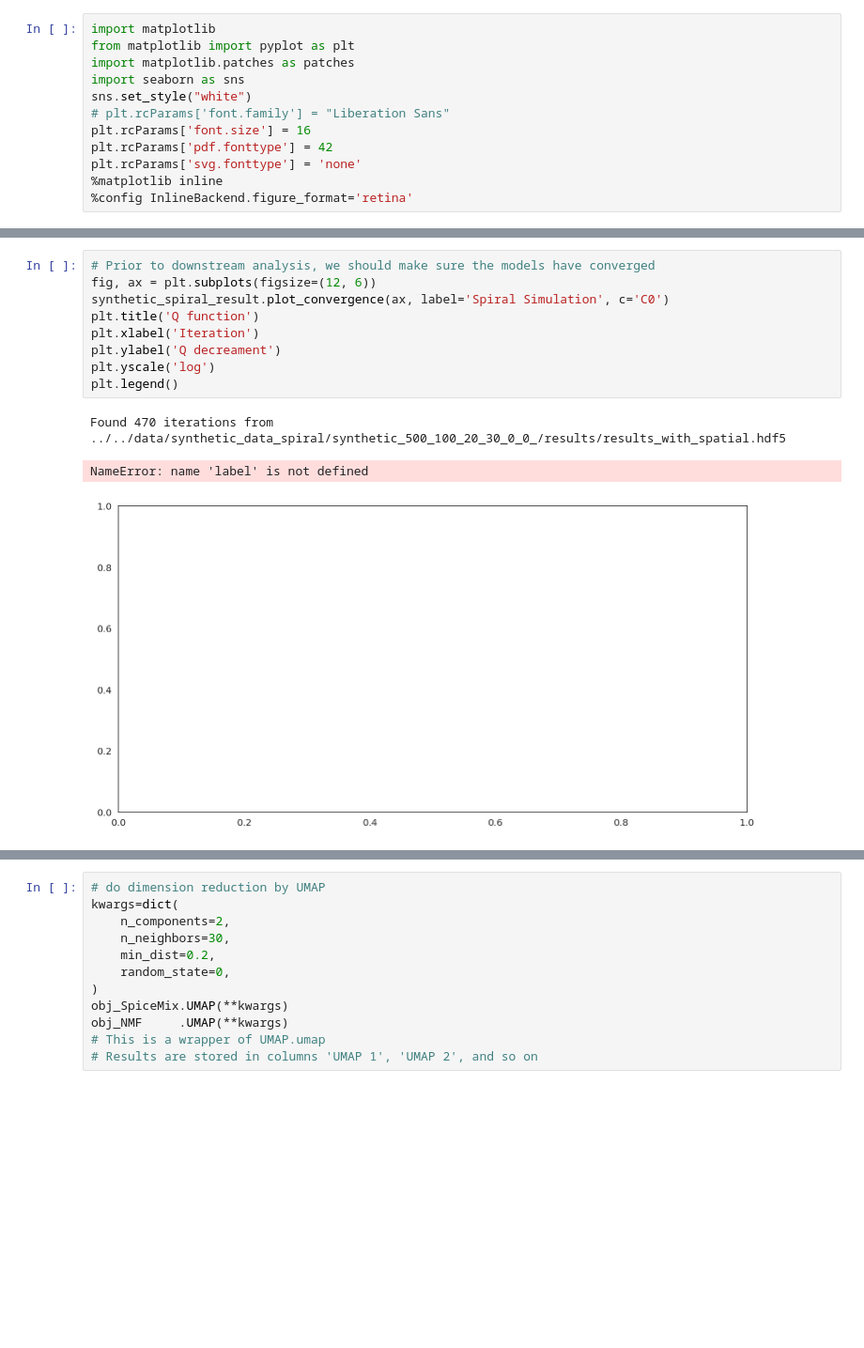
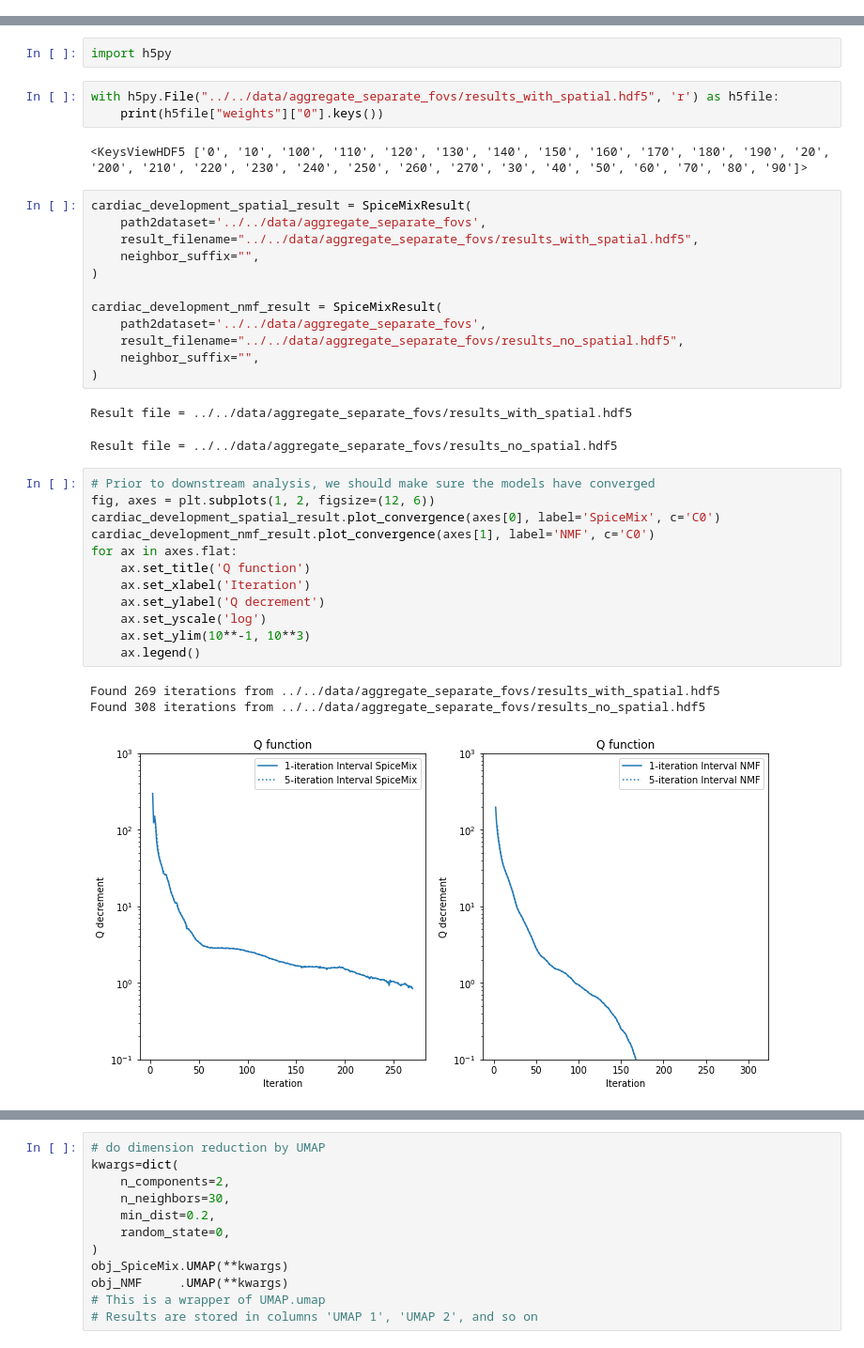
Before and after one commit to alam-shahul/popari, a Jupyter notebook: SpiceMix/analyze_results.ipynb, the cells around one changed output, grey strips where cells are left out. Shown at 94% size. Saved outputs shown, nothing was run; the diff lists cells and outputs as text; blank space fills up the shorter version.

```diff
--- a/SpiceMix/analyze_results.ipynb
+++ b/SpiceMix/analyze_results.ipynb
@@ -1,13 +1 @@
-# %%
-import matplotlib
-from matplotlib import pyplot as plt
-import matplotlib.patches as patches
-import seaborn as sns
-sns.set_style("white")
-# plt.rcParams['font.family'] = "Liberation Sans"
-plt.rcParams['font.size'] = 16
-plt.rcParams['pdf.fonttype'] = 42
-plt.rcParams['svg.fonttype'] = 'none'
-%matplotlib inline
-%config InlineBackend.figure_format='retina'
 # %%
@@ -27,15 +21,40 @@ AttributeError: 'SpiceMixResult' object has no attribute 'replicate_names'
+# %%
+import h5py
+# %%
+with h5py.File("../../data/aggregate_separate_fovs/results_with_spatial.hdf5", 'r') as h5file:
+    print(h5file["weights"]["0"].keys())
+# %% [output]
+<KeysViewHDF5 ['0', '10', '100', '110', '120', '130', '140', '150', '160', '170', '180', '190', '20', '200', '210', '220', '230', '240', '250', '260', '270', '30', '40', '50', '60', '70', '80', '90']>
+# %%
+cardiac_development_spatial_result = SpiceMixResult(
+    path2dataset='../../data/aggregate_separate_fovs',
+    result_filename="../../data/aggregate_separate_fovs/results_with_spatial.hdf5",
+    neighbor_suffix="",
+)
+
+cardiac_development_nmf_result = SpiceMixResult(
+    path2dataset='../../data/aggregate_separate_fovs',
+    result_filename="../../data/aggregate_separate_fovs/results_no_spatial.hdf5",
+    neighbor_suffix="",
+)
+# %% [output]
+Result file = ../../data/aggregate_separate_fovs/results_with_spatial.hdf5
+Result file = ../../data/aggregate_separate_fovs/results_no_spatial.hdf5
 # %%
 # Prior to downstream analysis, we should make sure the models have converged
-fig, ax = plt.subplots(figsize=(12, 6))
-synthetic_spiral_result.plot_convergence(ax, label='Spiral Simulation', c='C0')
-plt.title('Q function')
-plt.xlabel('Iteration')
-plt.ylabel('Q decreament')
-plt.yscale('log')
-plt.legend()
+fig, axes = plt.subplots(1, 2, figsize=(12, 6))
+cardiac_development_spatial_result.plot_convergence(axes[0], label='SpiceMix', c='C0')
+cardiac_development_nmf_result.plot_convergence(axes[1], label='NMF', c='C0')
+for ax in axes.flat:
+    ax.set_title('Q function')
+    ax.set_xlabel('Iteration')
+    ax.set_ylabel('Q decrement')
+    ax.set_yscale('log')
+    ax.set_ylim(10**-1, 10**3)
+    ax.legend()
 # %% [output]
-Found 470 iterations from ../../data/synthetic_data_spiral/synthetic_500_100_20_30_0_0_/results/results_with_spatial.hdf5
+Found 269 iterations from ../../data/aggregate_separate_fovs/results_with_spatial.hdf5
+Found 308 iterations from ../../data/aggregate_separate_fovs/results_no_spatial.hdf5
-NameError: name 'label' is not defined
-[figure, old version]
+[figure, new version]
 # %%
 # Load latent states for all cells estimated by the last iteration of SpiceMix/NMF
```
Also changed, not shown: parts of 10 cells of this notebook, 3 other files.
